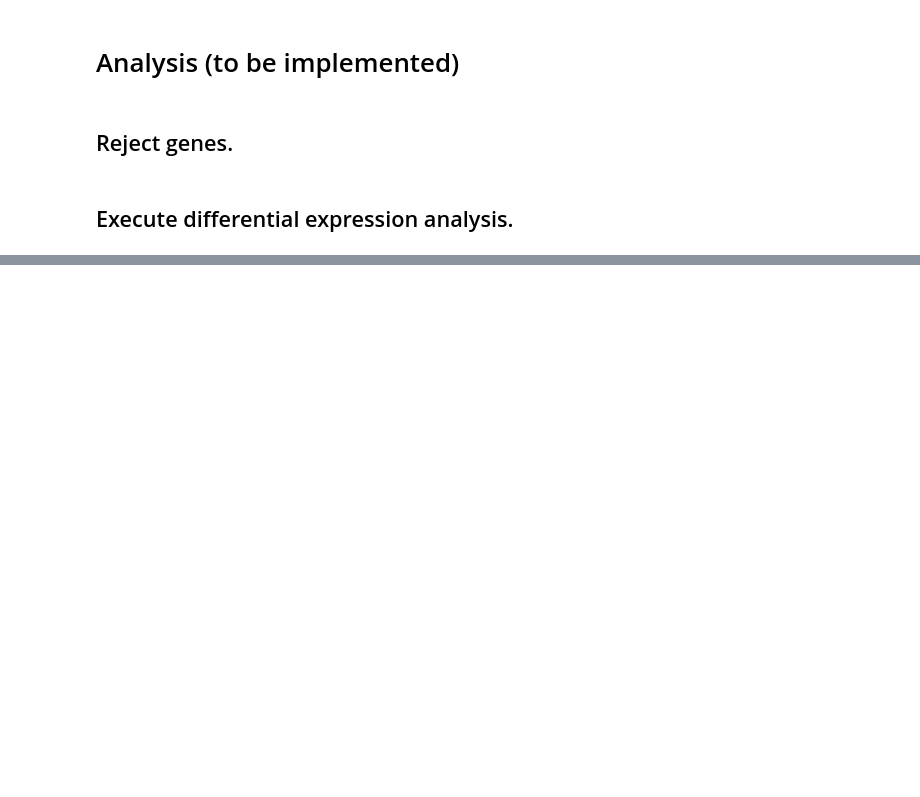
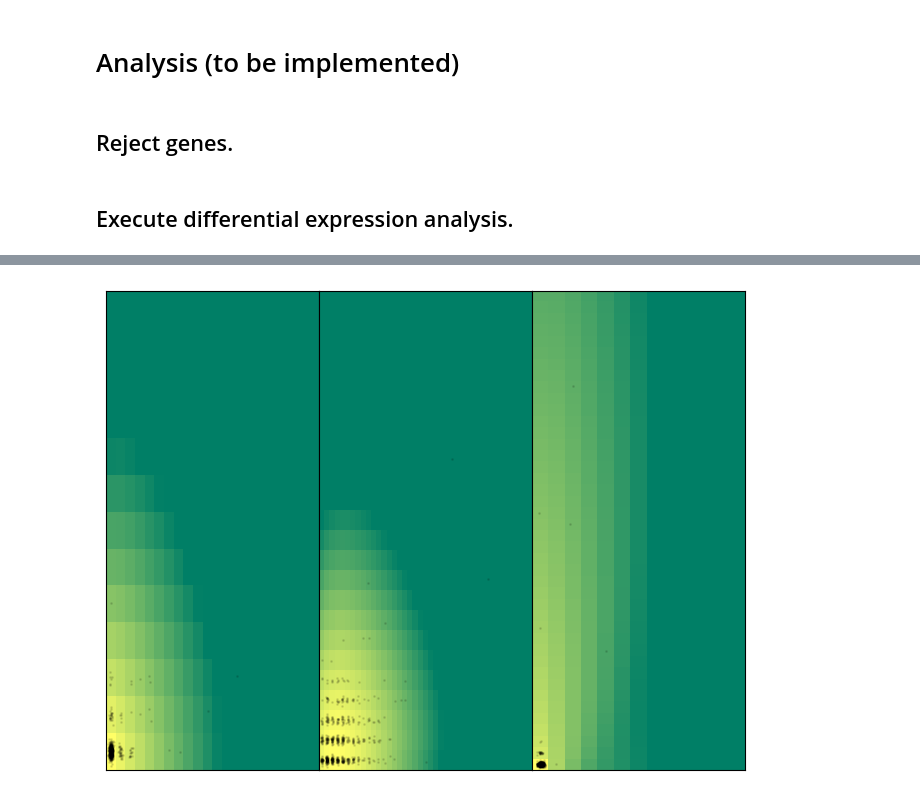
Before and after one commit to pachterlab/monod, a Jupyter notebook: Monod_demo_new.ipynb, the cells around one changed output, grey strips where cells are left out. Cells and saved outputs as stored; diff of their text form; code cells hidden in the pictures; blank space fills up the shorter version.

```diff
--- a/Monod_demo_new.ipynb
+++ b/Monod_demo_new.ipynb
@@ -157,0 +349,89 @@ FCs, p_values = analysis.DE(adata)
+# %%
+fitted_adata = glu_adata
+
+search_result, search_data = fitted_adata.uns['search_result'], fitted_adata.uns['search_data']
+logscale = True
+
+sz =(1,3)
+(nrows, ncols) = sz
+fig1, ax1 = plt.subplots(nrows=nrows, ncols=ncols)
+
+nax = np.prod(sz)
+
+genes_to_plot = np.arange(nax)
+
+genes_to_plot = np.asarray(genes_to_plot)
+if genes_to_plot.dtype == bool:
+    gtp_temp = np.arange(self.n_genes)
+    genes_to_plot = gtp_temp[genes_to_plot]
+
+number_of_genes_to_plot = len(genes_to_plot)
+if number_of_genes_to_plot > 5:
+    number_of_genes_to_plot = 5
+    genes_to_plot = genes_to_plot[: 5]
+if number_of_genes_to_plot > nax:  # This should no longer break...
+    number_of_genes_to_plot = nax
+    genes_to_plot = genes_to_plot[:nax]
+
+j_ = 0
+marg = 'joint'
+modalities = ['spliced', 'unspliced']
+
+print(genes_to_plot)
+for i_ in genes_to_plot:
+    lm = np.copy(search_data.M[:, i_])
+
+    # TODO: generalize by adding attribute names as attribute of e.g. CMEModel
+    # attributes = ['unspliced', 'spliced', 'protein']
+
+    num_modalities = 2
+    for i in range(num_modalities):
+        if marg == modalities[i]:
+            lm[:i] = 1
+            lm[i+1:]=1
+
+    axloc = np.unravel_index(j_, sz) if (sz[0] > 1 and sz[1] > 1) else j_
+
+    samp = search_result.regressor_optimum[i_]
+    Pa = np.squeeze(search_result.model.eval_model_pss(search_result.phys_optimum[i_], lm, samp))
+    layers = np.array([i.copy() for i in search_data.layers])
+
+    marg = 'joint'
+    if marg == "joint":
+        if logscale:
+            Pa[Pa < 1e-10] = 1e-10
+            Pa = np.log10(Pa)
+
+        if num_modalities==2:
+            ax1[axloc].imshow(Pa.T, aspect="auto", cmap="summer")
+        elif num_modalities==3:
+            ax1[axloc].imshow(Pa.sum(axis=2).T, aspect="auto", cmap="summer")
+        else:
+            log.error('Joint distribution plot only implemented for 2 or 3 modalities')
+
+        ax1[axloc].invert_yaxis()
+
+        jitter_magn = 0.1
+        jitter = np.random.randn(2, search_result.n_cells) * jitter_magn
+        ax1[axloc].scatter(
+            *layers[:2, :,i_] + jitter, c="k", s=1, alpha=0.1
+        )
+
+        ax1[axloc].set_xlim([-0.5, search_data.M[0, i_] - 1.5])
+        ax1[axloc].set_ylim([-0.5, search_data.M[1, i_] - 1.5])
+    else:
+        plot_hist_and_fit(ax1[axloc], search_data, i_, Pa, marg)
+        if logscale:
+            ax1[axloc].set_yscale("log")
+
+    print(search_result.gene_names.index[i_])
+    # if title:
+    #     titlestr = search_result.gene_names[i_]
+    #     if hasattr(search_result, "rejected_genes") and search_result.rejected_genes[i_]:
+    #         titlestr += " (rej.)"
+    #     ax1[axloc].set_title(titlestr, fontdict={"fontsize": 9})
+    ax1[axloc].set_xticks([])
+    ax1[axloc].set_yticks([])
+    j_ += 1
+fig1.tight_layout(pad=0.02)
+# %% [output]
@@ -157,0 +442 @@ FCs, p_values = analysis.DE(adata)
+[figure, added]
```
Also changed, not shown: parts of 16 cells of this notebook, 4 other files.
